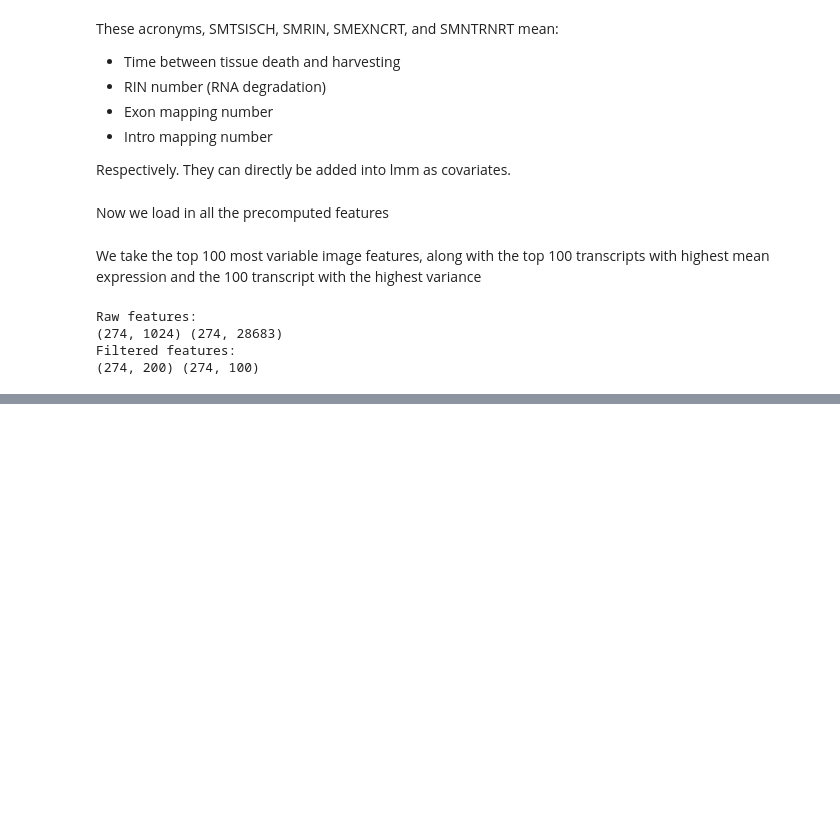
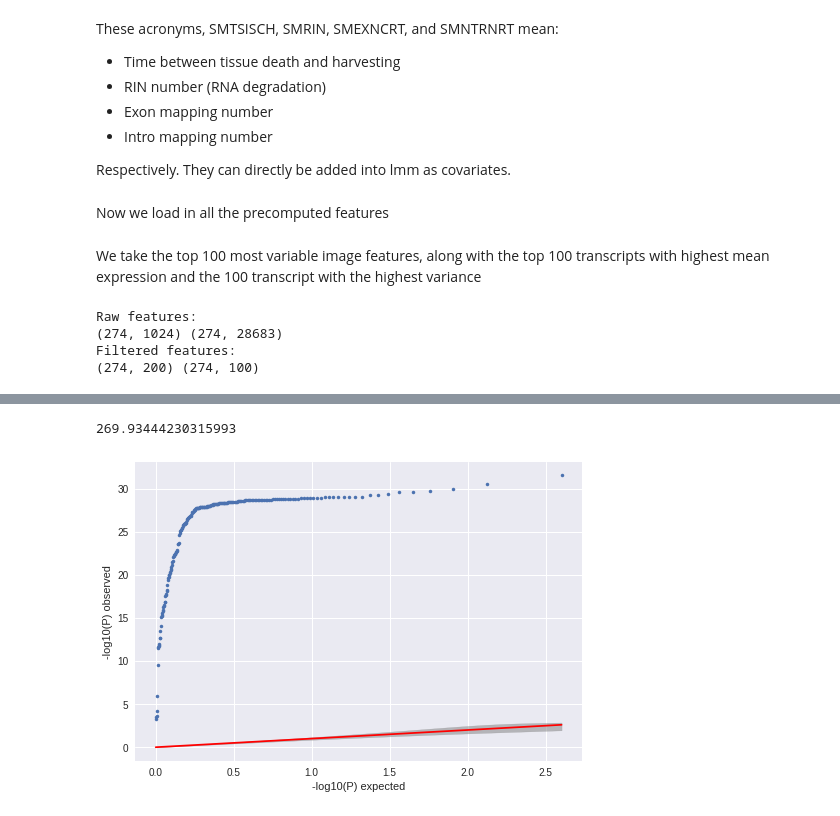
Before and after one commit to willgdjones/GTEx, a Jupyter notebook: notebooks/daily/23-05-17-include-confounders-in-association-analysis.ipynb, the cells around one changed output, grey strips where cells are left out. Cells and saved outputs as stored; diff of their text form; code cells hidden in the pictures; blank space fills up the shorter version.

```diff
--- a/notebooks/daily/23-05-17-include-confounders-in-association-analysis.ipynb
+++ b/notebooks/daily/23-05-17-include-confounders-in-association-analysis.ipynb
@@ -153,0 +195,5 @@ ValueError: array must be of type int, float, long or double
+# %%
+from sklearn.decomposition import PCA
+pca = PCA(n_components=1)
+# %%
+pca_transform = pca.fit_transform(filt_expression)
@@ -153,0 +204,13 @@ ValueError: array must be of type int, float, long or double
+# %%
+from limix.qtl import qtl_test_lmm
+feature = 0
+single_feature = filt_features[:,feature].copy()
+res = qtl_test_lmm(single_feature, filt_expression.astype(float), covs=pca_transform)
+pvalues = res.getPv()
+from limix.plot import qqplot
+lim_pvalues = res.getPv().flatten()
+qqplot(lim_pvalues)
+estimate_lambda(lim_pvalues)
+# %% [output]
+269.93444230315993
+[figure, added]
```
Also changed, not shown: parts of 13 cells of this notebook.
